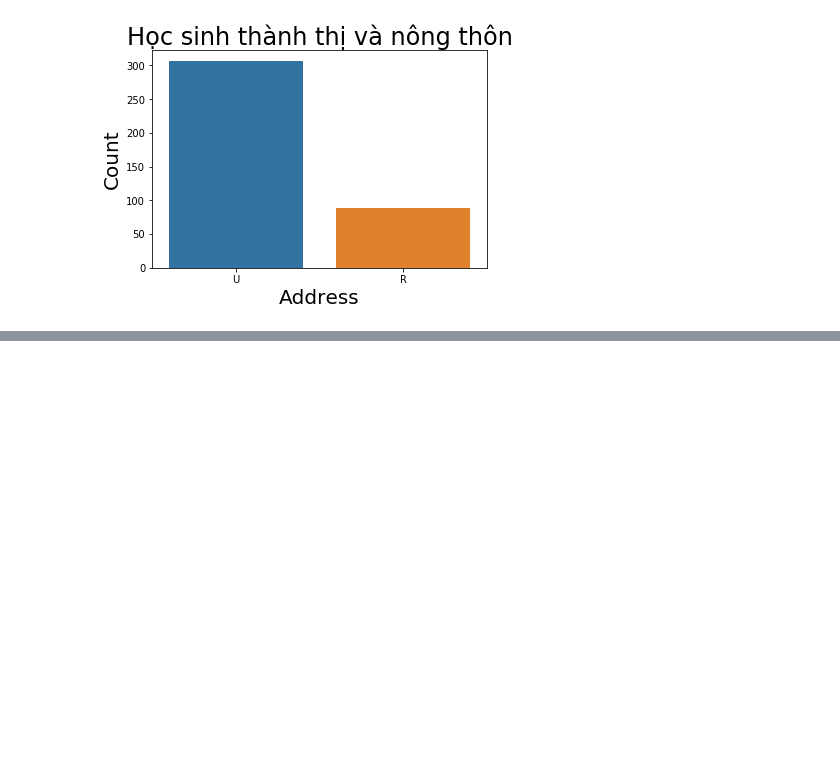
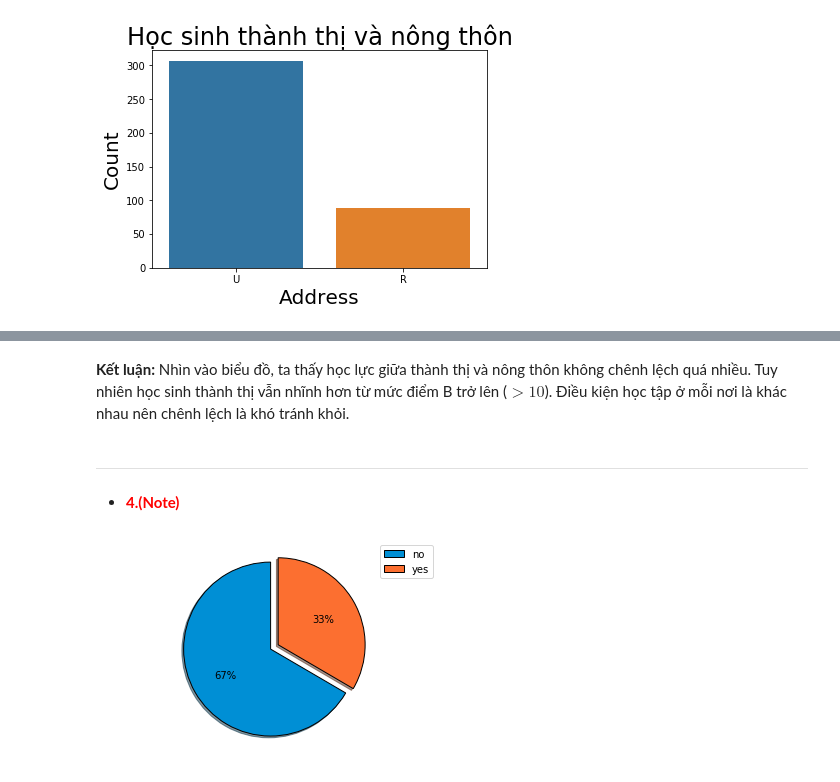
Before and after one commit to bason1999qn/Predict_Student_Performance, a Jupyter notebook: 1712732-ThaiBaSon.ipynb, the cells around one changed output, grey strips where cells are left out. Cells and saved outputs as stored; diff of their text form; code cells hidden in the pictures; blank space fills up the shorter version.

```diff
--- a/1712732-ThaiBaSon.ipynb
+++ b/1712732-ThaiBaSon.ipynb
@@ -244,0 +254,20 @@ plt.show()
+# %% [markdown]
+**Kết luận:** Nhìn vào biểu đồ, ta thấy học lực giữa thành thị và nông thôn không chênh lệch quá nhiều. Tuy nhiên học sinh thành thị vẫn nhĩnh hơn từ mức điểm B trở lên ($>10$). Điều kiện học tập ở mỗi nơi là khác nhau nên chênh lệch là khó tránh khỏi.
+# %% [markdown]
+---
+# %% [markdown]
+- **<font color=red> 4.(Note) </font>**
+# %%
+#Lấy series của cột romatic
+df_4 = df_s['romantic'].copy().value_counts()
+
+#Trực quan %
+plt.axis('equal');
+# colors = ['#008fd5', '#fc4f30']
+colors = ['#008fd5', '#fc6f30']
+plt.pie(df_4, startangle=90, colors=colors, wedgeprops={'edgecolor': 'black'},
+        explode = (0, 0.1), autopct='%1.f%%',shadow=True);
+plt.legend(loc='best', labels=df_4.index, fontsize='medium')
+plt.show()
+# %% [output]
+[figure, added]
```
Also changed, not shown: parts of 4 cells of this notebook.
